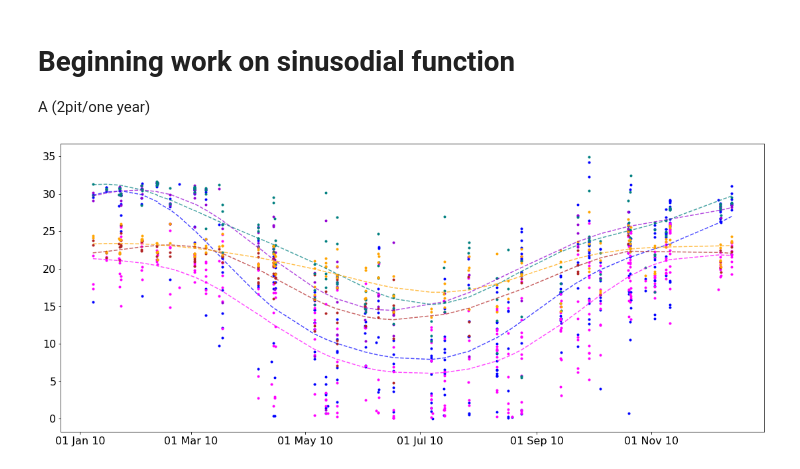
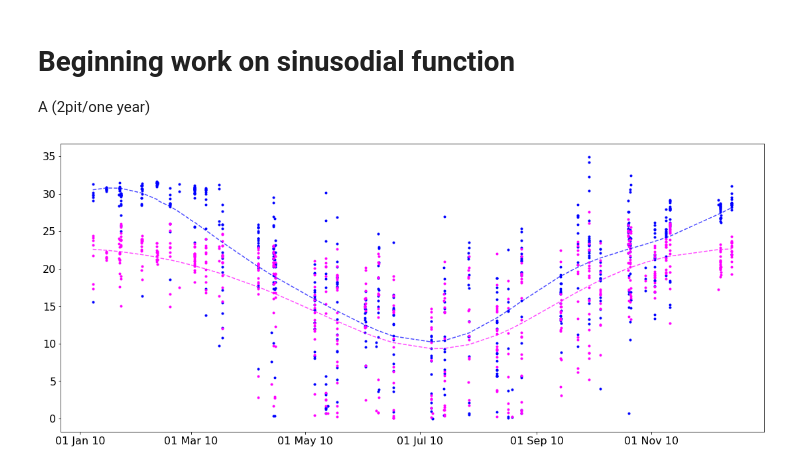
Before and after one commit to SalishSeaCast/analysis-keegan, a Jupyter notebook: notebooks/Evaluations/Timeseries_Base_Puget_Evaluation.ipynb, the cells around one changed output. Drawn from its saved outputs; the diff is of its cells as text; code cells hidden in the pictures.

```diff
--- a/notebooks/Evaluations/Timeseries_Base_Puget_Evaluation.ipynb
+++ b/notebooks/Evaluations/Timeseries_Base_Puget_Evaluation.ipynb
@@ -495,12 +495,12 @@ A (2pit/one year)
 # %%
 obsvar='NO23'
 modvar='mod_nitrate'
 start_date=dt.datetime(year,1,1)
 end_date=dt.datetime(year,12,31)
 
 fig,ax=plt.subplots(1,1,figsize=(19,8))
-ket.tsertser_graph(ax,data,obsvar,modvar,start_date,end_date,'Z',(10,22),'z','m')
+ket.tsertser_graph(ax,data,obsvar,modvar,start_date,end_date)
 #ket.ts_trendline(ax,data,obsvar,modvar,start_date,end_date)
-ps=ket.sin_trendline(ax,data,obsvar,modvar,start_date,end_date,'Z',(10,22),'z','m')
+ps=ket.sin_trendline(ax,data,obsvar,modvar,start_date,end_date)
 # %% [output]
-[figure, old version]
+[figure, new version]
```
Also changed, not shown: parts of 2 cells of this notebook, 5 other files.
